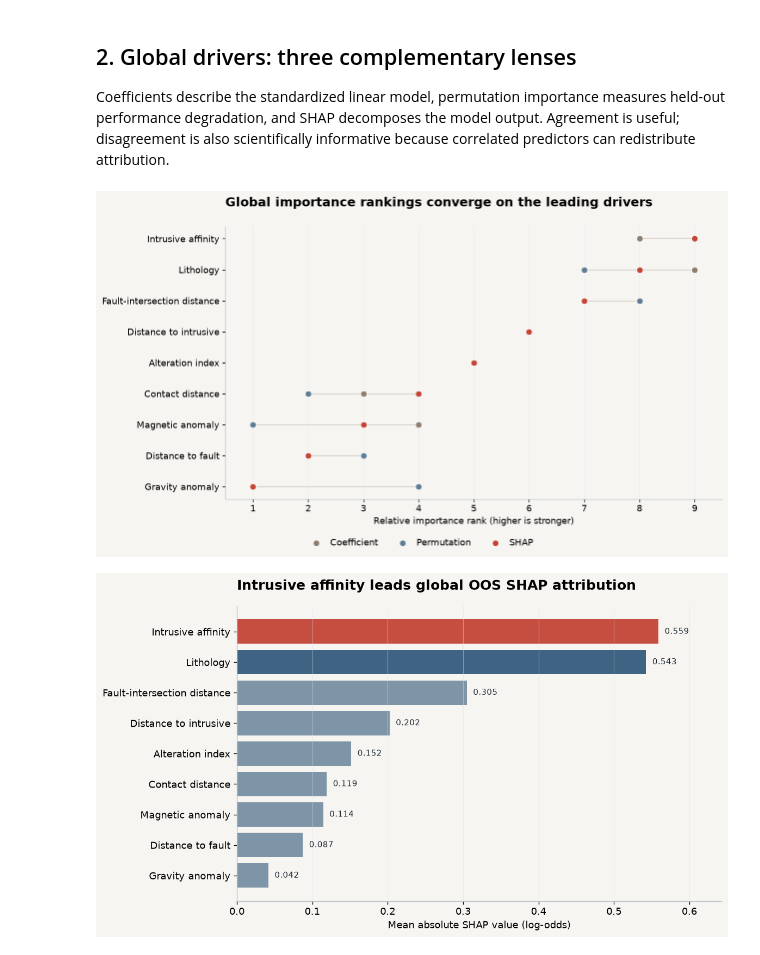
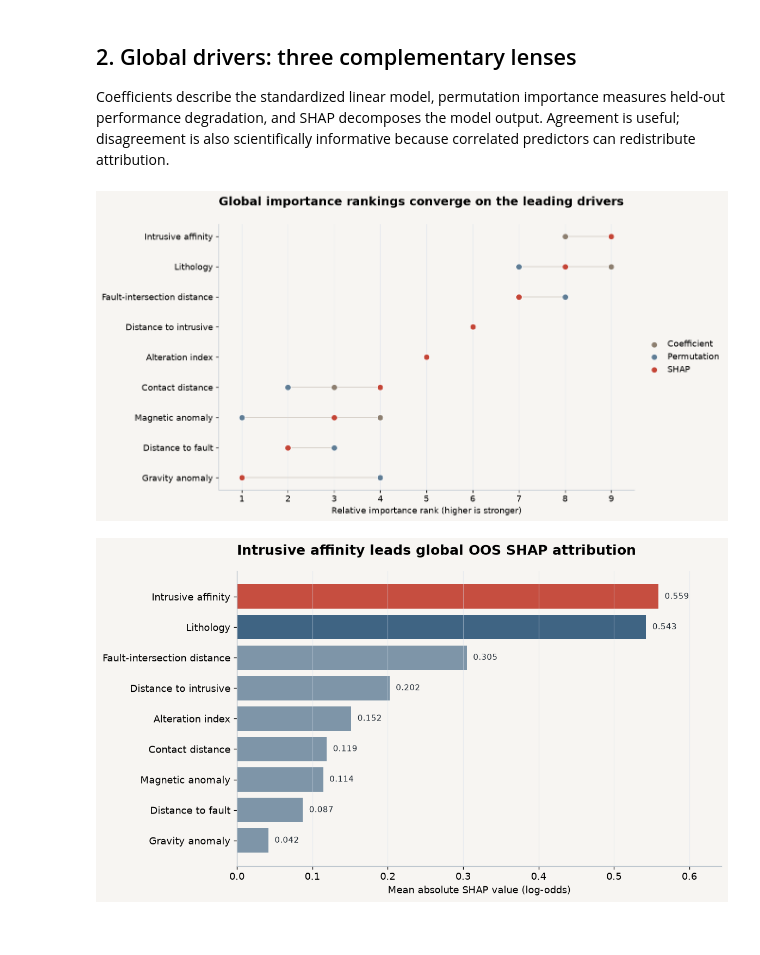
Before and after one commit to EHDataAI/geoai-mineral-labs, a Jupyter notebook: labs/lab06_explainable_geoai/06_explainable_geoai.ipynb, the cells around one changed output. Drawn from its saved outputs; the diff is of its cells as text; code cells hidden in the pictures.

Commit message:
style: finalize LAB06 figure margins and legend panels

```diff
--- a/labs/lab06_explainable_geoai/06_explainable_geoai.ipynb
+++ b/labs/lab06_explainable_geoai/06_explainable_geoai.ipynb
@@ -415,7 +415,7 @@ methods = [
 comparison["label"] = comparison["feature"].map(pretty_feature)
 comparison = comparison.sort_values("shap_rank", ascending=False)
 
-fig, ax = plt.subplots(figsize=(10.5, 6.5))
+fig, ax = plt.subplots(figsize=(12.4, 6.5))
 
 y = np.arange(len(comparison))
 
@@ -437,46 +437,44 @@ for position in y:
 for column, label, color in methods:
     ax.scatter(
         10 - comparison[column],
         y,
         s=58,
         label=label,
         color=color,
         edgecolor="white",
         linewidth=0.7,
         zorder=3,
     )
 
 ax.set_yticks(y)
 ax.set_yticklabels(comparison["label"])
 ax.set_xlabel("Relative importance rank (higher is stronger)")
 ax.set_xlim(0.5, 9.5)
 ax.xaxis.set_major_locator(MaxNLocator(integer=True))
 clean_axis(ax)
 ax.set_title(
     "Global importance rankings converge on the leading drivers",
     loc="left",
     pad=24,
 )
-handles, labels = ax.get_legend_handles_labels()
-fig.legend(
-    handles,
-    labels,
-    loc="lower center",
-    bbox_to_anchor=(0.5, 0.015),
-    ncol=3,
+ax.legend(
+    loc="center left",
+    bbox_to_anchor=(1.02, 0.50),
+    ncol=1,
     frameon=False,
-    columnspacing=1.8,
+    borderaxespad=0.0,
+    columnspacing=1.2,
     handletextpad=0.6,
 )
 fig.subplots_adjust(
-    left=0.19,
-    right=0.98,
-    top=0.86,
-    bottom=0.16,
+    left=0.20,
+    right=0.79,
+    top=0.84,
+    bottom=0.12,
 )
 plt.show()
 # %% [output]
-[figure, old version]
+[figure, new version]
 # %%
 global_plot = shap_global.sort_values(
     "mean_abs_shap",
```
Also changed, not shown: parts of 3 cells of this notebook, 2 other files.
